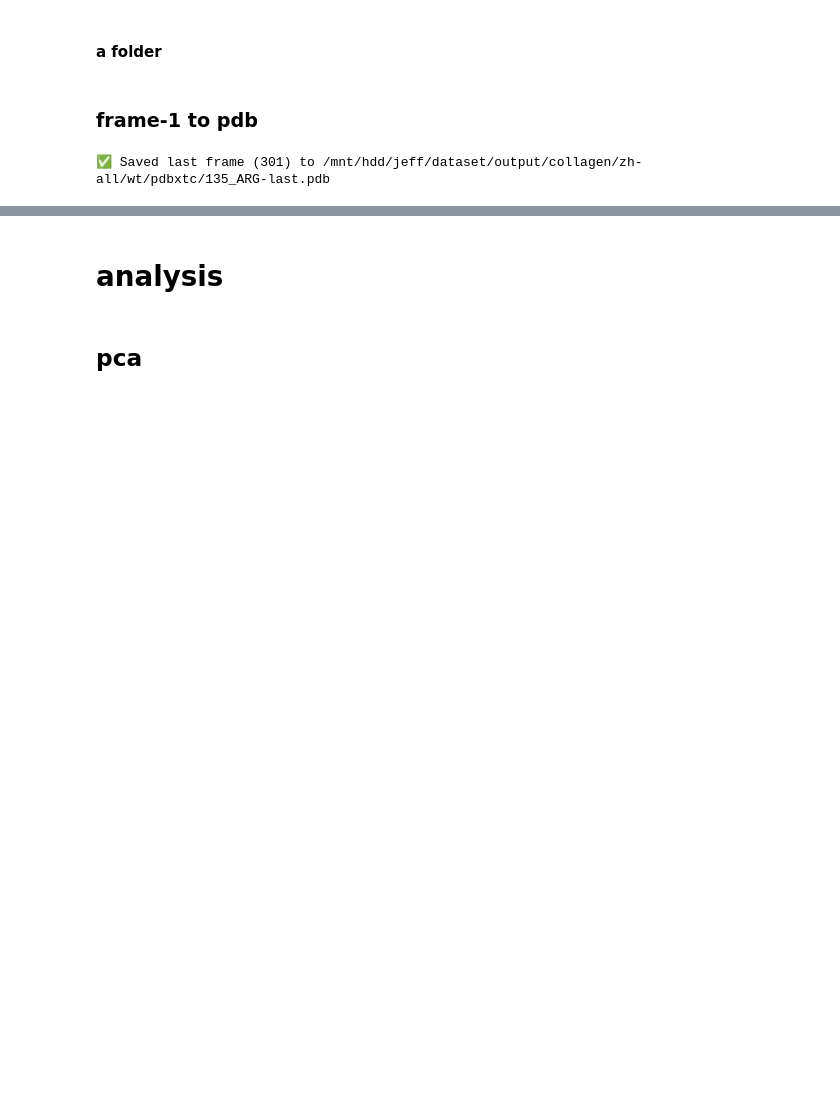
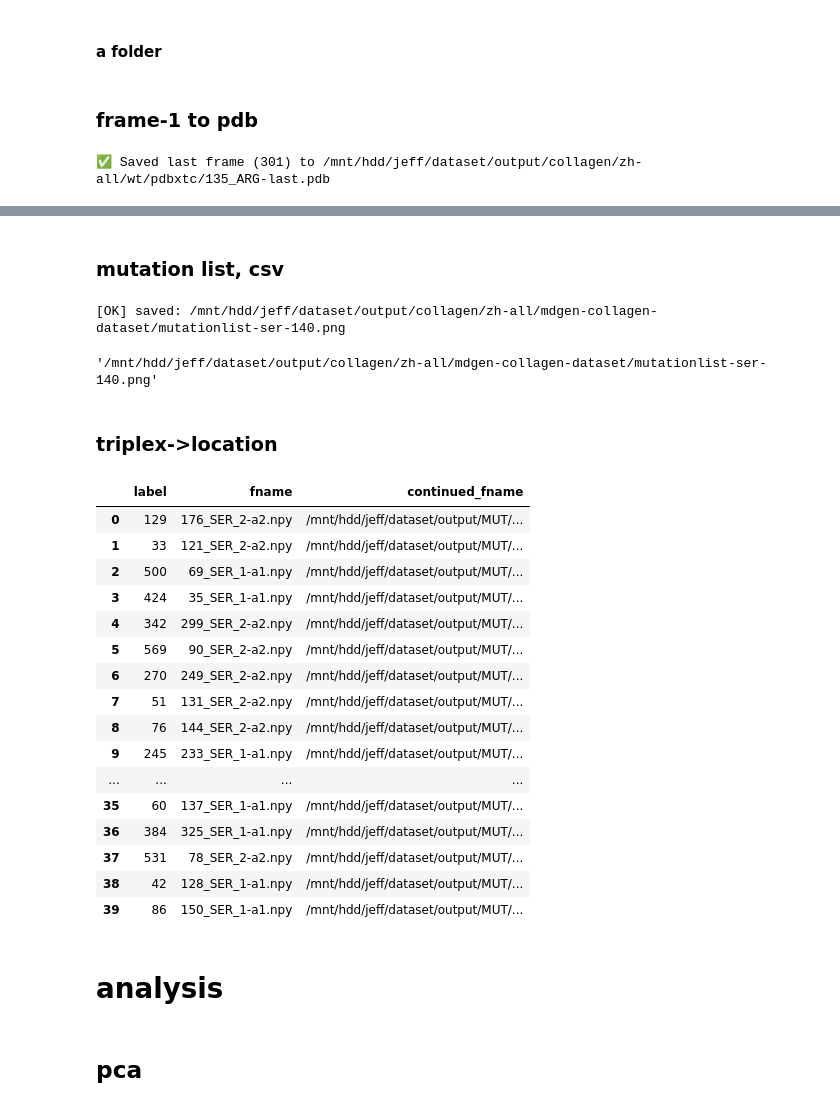
Before and after one commit to 32176701Jeff/mdgen-teaching, a Jupyter notebook: bin/zh-all.ipynb, the cells around one changed output, grey strips where cells are left out. Cells and saved outputs as stored; diff of their text form; code cells hidden in the pictures; blank space fills up the shorter version.

```diff
--- a/bin/zh-all.ipynb
+++ b/bin/zh-all.ipynb
@@ -1201,5 +365,6 @@ def save_pca_points_npy(npy_dir, wt_npy, out_points_npy,
 # %%
-npy = '/mnt/hdd/jeff/dataset/output/collagen/zh-all/npy'
-wt = '/mnt/hdd/jeff/dataset/output/collagen/zh-all/npy/wt.npy'
-out_npy = '/mnt/hdd/jeff/dataset/output/collagen/zh-all/analysis/pca-overlapping/pca.npy'
-save_pca_points_npy(npy,wt,out_npy)
+npy = '/mnt/hdd/jeff/dataset/output/collagen/zh-all/structure-npy'
+wt = '/mnt/hdd/jeff/dataset/output/collagen/zh-all/structure-npy/wt.npy'
+out_npy = '/mnt/hdd/jeff/dataset/output/collagen/zh-all/mdgen-collagen-dataset/pca.npy'
+out_csv = '/mnt/hdd/jeff/dataset/output/collagen/zh-all/mdgen-collagen-dataset/pca.csv'
+save_pca_points_npy(npy,wt,out_npy,out_csv)
@@ -1205,0 +402,3 @@ save_pca_points_npy(npy,wt,out_npy)
+# %%
+in_csv = '/mnt/hdd/jeff/dataset/output/collagen/zh-all/mdgen-collagen-dataset/pca.csv'
+print_ser_labels_from_csv(in_csv)
@@ -1698,0 +878,2 @@ label_numbers_to_protein_csv(certain_protein_list, csv, protein_csv)
+# %% [markdown]
+### mutation list, csv
@@ -1699,3 +980,62 @@ label_numbers_to_protein_csv(certain_protein_list, csv, protein_csv)
+# %%
+csv = '/mnt/hdd/jeff/dataset/output/collagen/zh-all/mdgen-collagen-dataset/pca_ser-140.csv'
+png = '/mnt/hdd/jeff/dataset/output/collagen/zh-all/mdgen-collagen-dataset/mutationlist-ser-140.png'
+plot_mut_unit_vs_residue_from_csv(csv,png)
+# %% [output]
+[OK] saved: /mnt/hdd/jeff/dataset/output/collagen/zh-all/mdgen-collagen-dataset/mutationlist-ser-140.png
+'/mnt/hdd/jeff/dataset/output/collagen/zh-all/mdgen-collagen-dataset/mutationlist-ser-140.png'
+# %% [markdown]
+### triplex->location
+# %%
+import pandas as pd
+import os
+
+def triplex_to_location(in_csv, out_csv, folder):
+    df = pd.read_csv(in_csv)
+
+    def get_location_folder(fname):
+        parts = fname.split('_')
+        triplex = int(parts[0])
+        mutation = parts[1]
+        alpha = parts[-1].split('-')[0]
+
+        # 計算 location
+        if alpha == '1':
+            location = 3 * (triplex - 1) + 17
+        elif alpha == '2':
+            location = 3 * (triplex - 1) + 1054 + 10
+
+        location_name = f'{location}_{mutation}_{alpha}'
+        return os.path.join(folder, location_name)
+
+    df['continued_fname'] = df['fname'].apply(get_location_folder)
+
+    # 儲存結果
+    df.to_csv(out_csv, index=False)
+    return df
+# %%
+in_csv = '/mnt/hdd/jeff/dataset/output/collagen/zh-all/mdgen-collagen-dataset/pca_ser-40-v2.csv'
+out_csv = '/mnt/hdd/jeff/dataset/output/collagen/zh-all/mdgen-collagen-dataset/pca_ser-40-computer.csv'
+folder = '/mnt/hdd/jeff/dataset/output/MUT'
+triplex_to_location(in_csv,out_csv,folder)
+# %% [output]
+|  | label | fname | continued_fname |
+| 0 | 129 | 176_SER_2-a2.npy | /mnt/hdd/jeff/dataset/output/MUT/... |
+| 1 | 33 | 121_SER_2-a2.npy | /mnt/hdd/jeff/dataset/output/MUT/... |
+| 2 | 500 | 69_SER_1-a1.npy | /mnt/hdd/jeff/dataset/output/MUT/... |
+| 3 | 424 | 35_SER_1-a1.npy | /mnt/hdd/jeff/dataset/output/MUT/... |
+| 4 | 342 | 299_SER_2-a2.npy | /mnt/hdd/jeff/dataset/output/MUT/... |
+| 5 | 569 | 90_SER_2-a2.npy | /mnt/hdd/jeff/dataset/output/MUT/... |
+| 6 | 270 | 249_SER_2-a2.npy | /mnt/hdd/jeff/dataset/output/MUT/... |
+| 7 | 51 | 131_SER_2-a2.npy | /mnt/hdd/jeff/dataset/output/MUT/... |
+| 8 | 76 | 144_SER_2-a2.npy | /mnt/hdd/jeff/dataset/output/MUT/... |
+| 9 | 245 | 233_SER_1-a1.npy | /mnt/hdd/jeff/dataset/output/MUT/... |
+| ... | ... | ... | ... |
+| 35 | 60 | 137_SER_1-a1.npy | /mnt/hdd/jeff/dataset/output/MUT/... |
+| 36 | 384 | 325_SER_1-a1.npy | /mnt/hdd/jeff/dataset/output/MUT/... |
+| 37 | 531 | 78_SER_2-a2.npy | /mnt/hdd/jeff/dataset/output/MUT/... |
+| 38 | 42 | 128_SER_1-a1.npy | /mnt/hdd/jeff/dataset/output/MUT/... |
+| 39 | 86 | 150_SER_1-a1.npy | /mnt/hdd/jeff/dataset/output/MUT/... |
 # %% [markdown]
 # analysis
 # %% [markdown]
```
Also changed, not shown: parts of 44 cells of this notebook, 4 other files.
